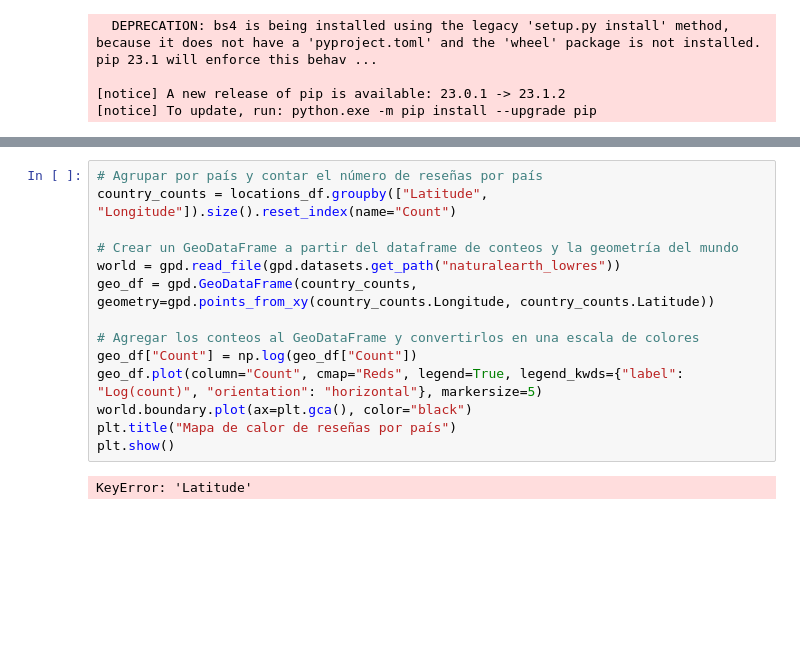
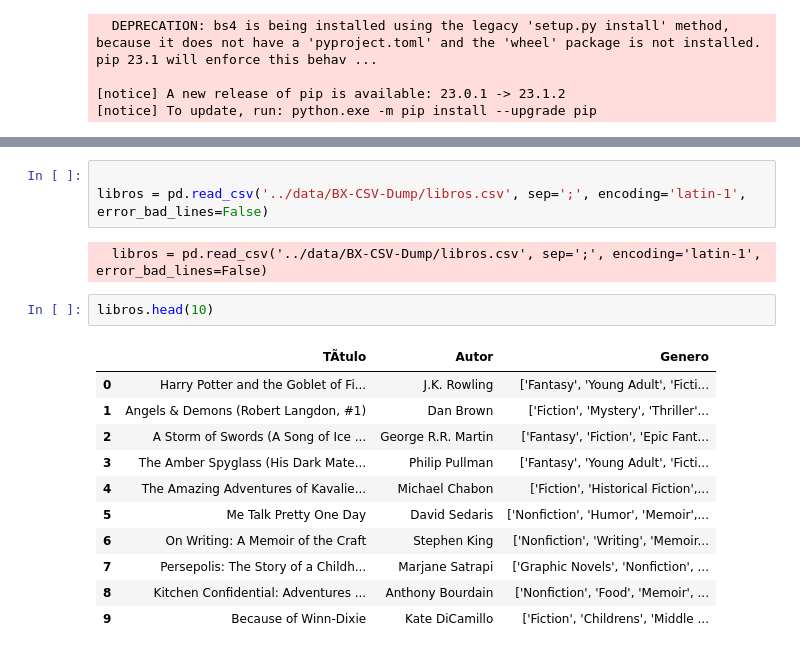
Before and after one commit to sebasfire3/Book-Crossing-, a Jupyter notebook: src/sebas_test.ipynb, the cells around one changed output, grey strips where cells are left out. Drawn from its saved outputs; the diff is of its cells as text; blank space fills up the shorter version.

```diff
--- a/src/sebas_test.ipynb
+++ b/src/sebas_test.ipynb
@@ -408,16 +363,19 @@ Note: you may need to restart the kernel to use updated packages.
-# %%
-# Agrupar por país y contar el número de reseñas por país
-country_counts = locations_df.groupby(["Latitude", "Longitude"]).size().reset_index(name="Count")
-
-# Crear un GeoDataFrame a partir del dataframe de conteos y la geometría del mundo
-world = gpd.read_file(gpd.datasets.get_path("naturalearth_lowres"))
-geo_df = gpd.GeoDataFrame(country_counts, geometry=gpd.points_from_xy(country_counts.Longitude, country_counts.Latitude))
-
-# Agregar los conteos al GeoDataFrame y convertirlos en una escala de colores
-geo_df["Count"] = np.log(geo_df["Count"])
-geo_df.plot(column="Count", cmap="Reds", legend=True, legend_kwds={"label": "Log(count)", "orientation": "horizontal"}, markersize=5)
-world.boundary.plot(ax=plt.gca(), color="black")
-plt.title("Mapa de calor de reseñas por país")
-plt.show()
-# %% [output]
-KeyError: 'Latitude'
+# %%
+
+libros = pd.read_csv('../data/BX-CSV-Dump/libros.csv', sep=';', encoding='latin-1', error_bad_lines=False)
+# %% [output]
+  libros = pd.read_csv('../data/BX-CSV-Dump/libros.csv', sep=';', encoding='latin-1', error_bad_lines=False)
+# %%
+libros.head(10)
+# %% [output]
+|  | TÃ­tulo | Autor | Genero |
+| 0 | Harry Potter and the Goblet of Fi... | J.K. Rowling | ['Fantasy', 'Young Adult', 'Ficti... |
+| 1 | Angels & Demons (Robert Langdon, #1) | Dan Brown | ['Fiction', 'Mystery', 'Thriller'... |
+| 2 | A Storm of Swords (A Song of Ice ... | George R.R. Martin | ['Fantasy', 'Fiction', 'Epic Fant... |
+| 3 | The Amber Spyglass (His Dark Mate... | Philip Pullman | ['Fantasy', 'Young Adult', 'Ficti... |
+| 4 | The Amazing Adventures of Kavalie... | Michael Chabon | ['Fiction', 'Historical Fiction',... |
+| 5 | Me Talk Pretty One Day | David Sedaris | ['Nonfiction', 'Humor', 'Memoir',... |
+| 6 | On Writing: A Memoir of the Craft | Stephen King | ['Nonfiction', 'Writing', 'Memoir... |
+| 7 | Persepolis: The Story of a Childh... | Marjane Satrapi | ['Graphic Novels', 'Nonfiction', ... |
+| 8 | Kitchen Confidential: Adventures ... | Anthony Bourdain | ['Nonfiction', 'Food', 'Memoir', ... |
+| 9 | Because of Winn-Dixie | Kate DiCamillo | ['Fiction', 'Childrens', 'Middle ... |
```
Also changed, not shown: parts of 13 cells of this notebook, 3 other files.
